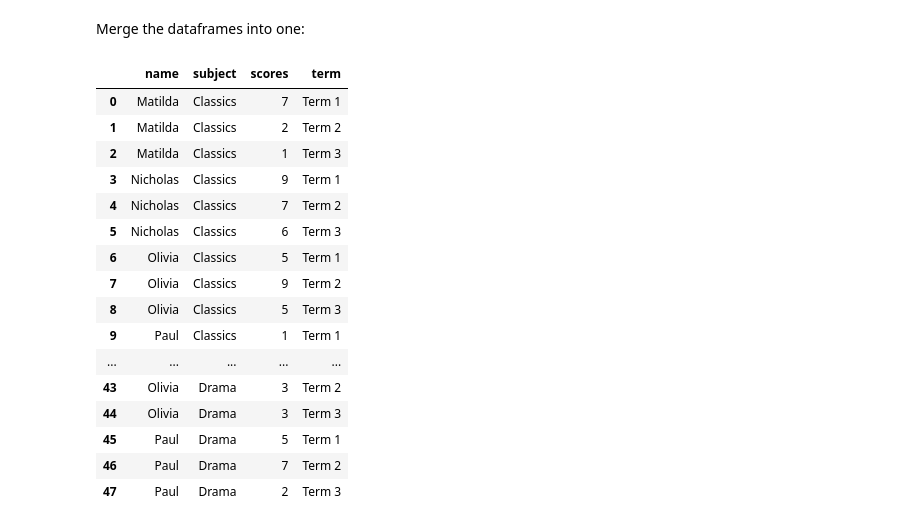
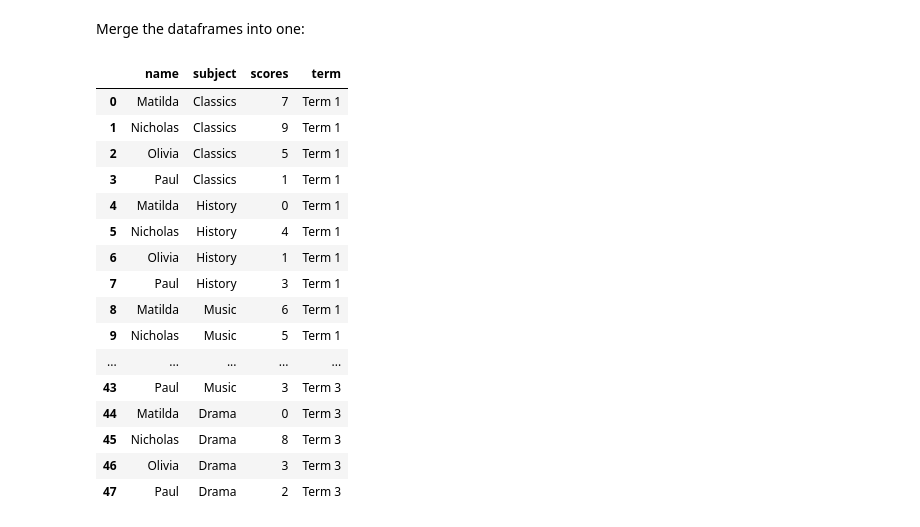
Before and after one commit to samukweku/data-wrangling-blog, a Jupyter notebook: _notebooks/2020-05-12-Pivot Tables-Complex Unpivoting.ipynb, the cells around one changed output. Cells and saved outputs as stored; diff of their text form; code cells hidden in the pictures.

```diff
--- a/_notebooks/2020-05-12-Pivot Tables-Complex Unpivoting.ipynb
+++ b/_notebooks/2020-05-12-Pivot Tables-Complex Unpivoting.ipynb
@@ -279,9 +279,7 @@ Get the terms:
 terms = (frame
         .loc[frame.value.str.startswith('Term', na = False), ['value', 'column']]
         .drop_duplicates()
-        .set_index('column')
-        .value
-        .rename('term')
+        .rename(columns={'value':'term'})
         )
 terms
 # %% [output]
@@ -319,25 +316,25 @@ Merge the dataframes into one:
 # %%
 (name_subject
 .drop(columns='column')
 .merge(scores, on = 'row')
-.assign(term = lambda df: df.column.map(terms))
+.merge(terms, on = 'column')
 .drop(columns = ['row', 'column'])
 )
 # %% [output]
 |  | name | subject | scores | term |
 | 0 | Matilda | Classics | 7 | Term 1 |
-| 1 | Matilda | Classics | 2 | Term 2 |
-| 2 | Matilda | Classics | 1 | Term 3 |
-| 3 | Nicholas | Classics | 9 | Term 1 |
-| 4 | Nicholas | Classics | 7 | Term 2 |
-| 5 | Nicholas | Classics | 6 | Term 3 |
-| 6 | Olivia | Classics | 5 | Term 1 |
-| 7 | Olivia | Classics | 9 | Term 2 |
-| 8 | Olivia | Classics | 5 | Term 3 |
-| 9 | Paul | Classics | 1 | Term 1 |
+| 1 | Nicholas | Classics | 9 | Term 1 |
+| 2 | Olivia | Classics | 5 | Term 1 |
+| 3 | Paul | Classics | 1 | Term 1 |
+| 4 | Matilda | History | 0 | Term 1 |
+| 5 | Nicholas | History | 4 | Term 1 |
+| 6 | Olivia | History | 1 | Term 1 |
+| 7 | Paul | History | 3 | Term 1 |
+| 8 | Matilda | Music | 6 | Term 1 |
+| 9 | Nicholas | Music | 5 | Term 1 |
 | ... | ... | ... | ... | ... |
-| 43 | Olivia | Drama | 3 | Term 2 |
-| 44 | Olivia | Drama | 3 | Term 3 |
-| 45 | Paul | Drama | 5 | Term 1 |
-| 46 | Paul | Drama | 7 | Term 2 |
+| 43 | Paul | Music | 3 | Term 3 |
+| 44 | Matilda | Drama | 0 | Term 3 |
+| 45 | Nicholas | Drama | 8 | Term 3 |
+| 46 | Olivia | Drama | 3 | Term 3 |
 | 47 | Paul | Drama | 2 | Term 3 |
```
Also changed, not shown: parts of 1 cell of this notebook.
